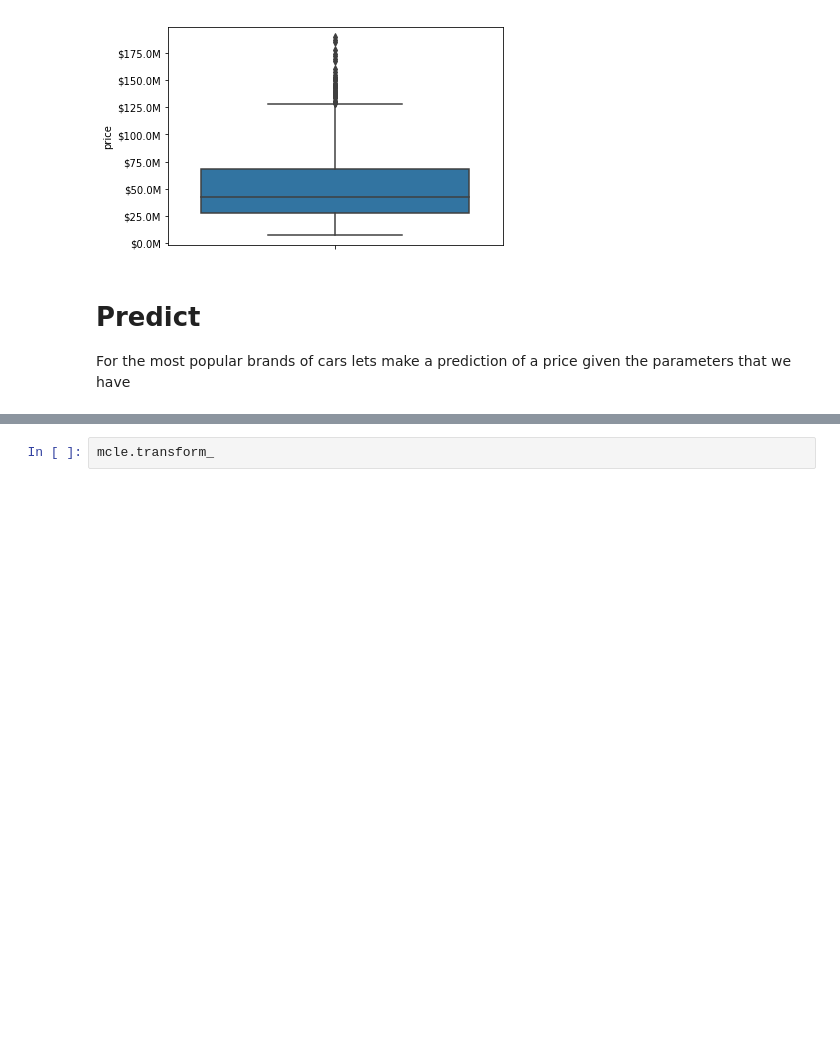
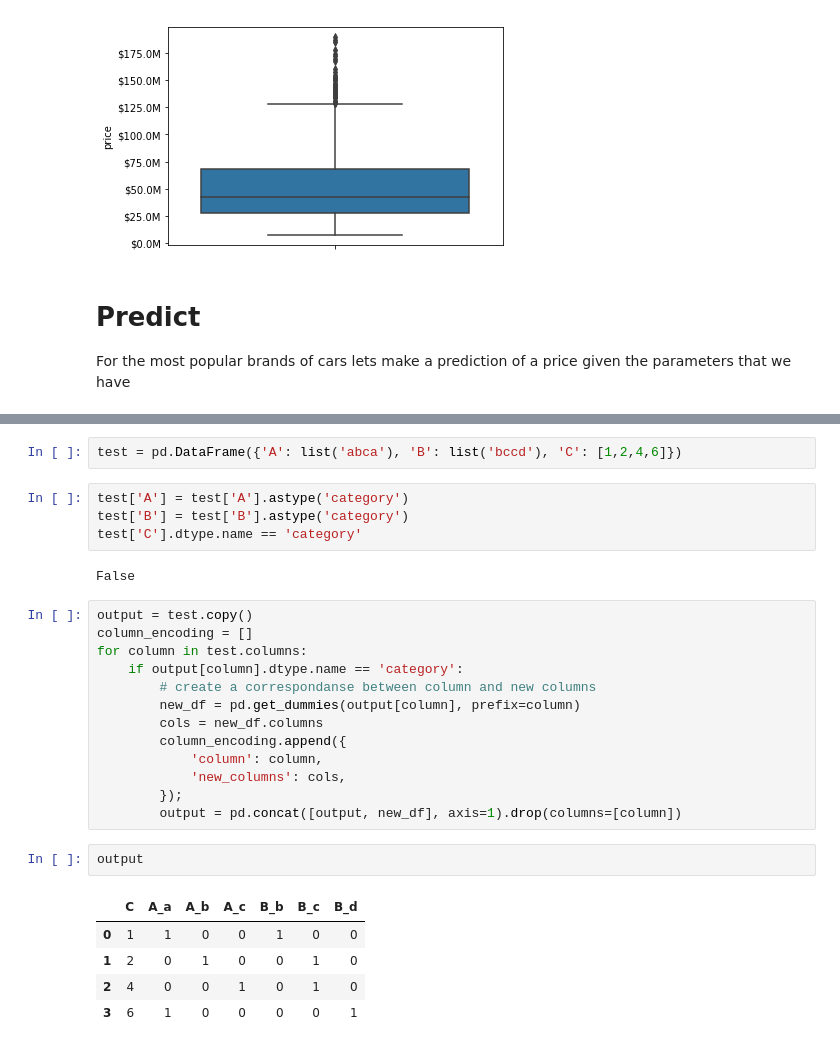
Before and after one commit to richardmon/car-prediction, a Jupyter notebook: Features, Exploratio and Prediction.ipynb, the cells around one changed output, grey strips where cells are left out. Saved outputs shown, nothing was run; the diff lists cells and outputs as text; blank space fills up the shorter version.

Commit message:
dummie encoding an back done

```diff
--- a/Features, Exploratio and Prediction.ipynb
+++ b/Features, Exploratio and Prediction.ipynb
@@ -352,5 +371,32 @@ class MultiColumnLabelEncoder(TransformerMixin):
 mcle = MultiColumnLabelEncoder(categorical_columns = ['onlyOwner', 'traction', 'transmission'])
 
 new_dataset = mcle.fit_transform(reduce_df_imp)
-# %%
-mcle.transform_
+# %%
+test = pd.DataFrame({'A': list('abca'), 'B': list('bccd'), 'C': [1,2,4,6]})
+# %%
+test['A'] = test['A'].astype('category')
+test['B'] = test['B'].astype('category')
+test['C'].dtype.name == 'category'
+# %% [output]
+False
+# %%
+output = test.copy()
+column_encoding = []
+for column in test.columns:
+    if output[column].dtype.name == 'category':
+        # create a correspondanse between column and new columns
+        new_df = pd.get_dummies(output[column], prefix=column)
+        cols = new_df.columns
+        column_encoding.append({
+            'column': column,
+            'new_columns': cols,
+        });
+        output = pd.concat([output, new_df], axis=1).drop(columns=[column])
+# %%
+output
+# %% [output]
+|  | C | A_a | A_b | A_c | B_b | B_c | B_d |
+| 0 | 1 | 1 | 0 | 0 | 1 | 0 | 0 |
+| 1 | 2 | 0 | 1 | 0 | 0 | 1 | 0 |
+| 2 | 4 | 0 | 0 | 1 | 0 | 1 | 0 |
+| 3 | 6 | 1 | 0 | 0 | 0 | 0 | 1 |
```
Also changed, not shown: parts of 6 cells of this notebook.
